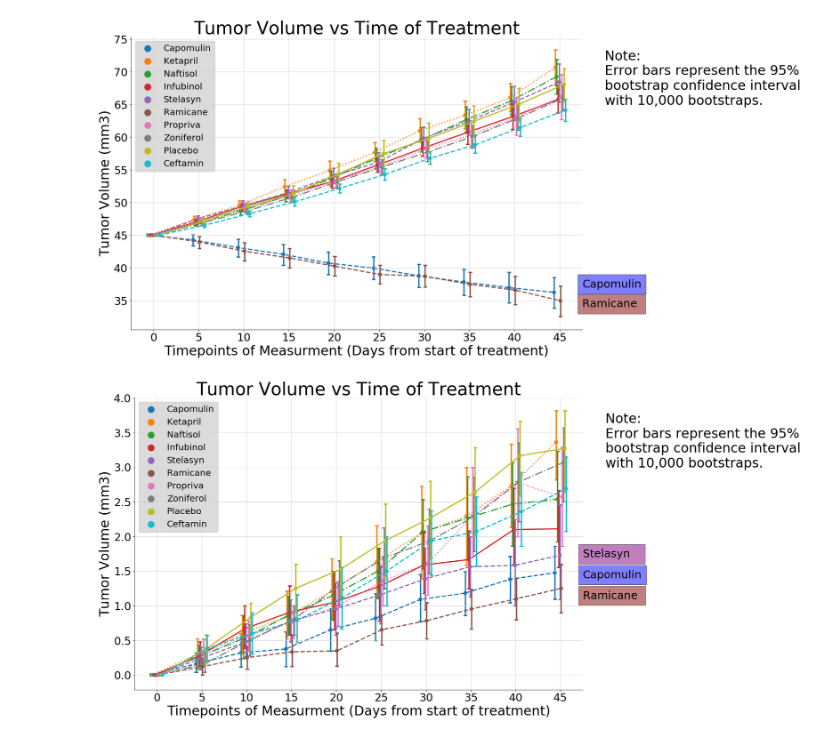
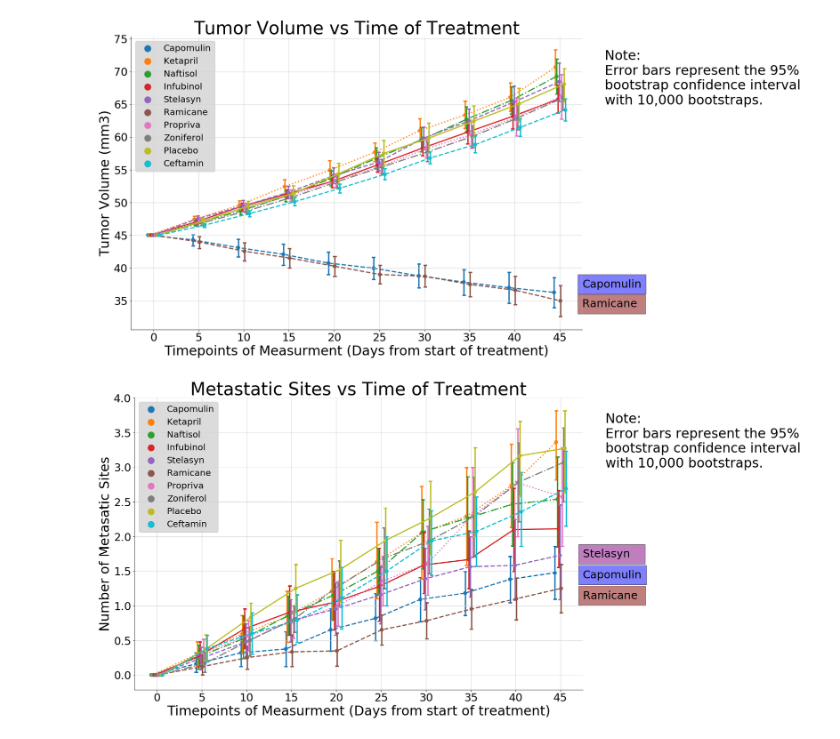
Before and after one commit to jgroth1/Plotting_data, a Jupyter notebook: Pymaceuticals/Pymaceuticals_analysis.ipynb, the cells around one changed output. Drawn from its saved outputs; the diff is of its cells as text; code cells hidden in the pictures.

```diff
--- a/Pymaceuticals/Pymaceuticals_analysis.ipynb
+++ b/Pymaceuticals/Pymaceuticals_analysis.ipynb
@@ -95,30 +110,30 @@ g.savefig('tumor_vol.png')
 # %%
 g1 = sns.factorplot(x='Timepoint',
                    y='Metastatic Sites',
                    hue='Drug',
                    data=drug_response_df,
                    size=10,
                    aspect=1.5,
                    ci=95,
                    n_boot=10000,
                    legend=False,
                    errwidth=3,
                    capsize=.05,
                    dodge=True,
                    linestyles=['--',':','-.','-','--','--',':','-.','-','--']
                   )
 ax1 = g1.ax
 ax1.text(10,3,'Note: \nError bars represent the 95% \nbootstrap confidence interval \nwith 10,000 bootstraps.').set_fontsize(30)
 ax1.text(9.5,1.4, 'Capomulin', bbox=dict(facecolor='blue', alpha=.5)).set_fontsize(25)
 ax1.text(9.5,1.1, 'Ramicane ', bbox=dict(facecolor='maroon', alpha=.5)).set_fontsize(25)
 ax1.text(9.5,1.7, 'Stelasyn   ', bbox=dict(facecolor='purple', alpha=.5)).set_fontsize(25)
 ax1.legend(loc='upper left', fontsize=20, markerscale=2, frameon=True, facecolor='lightgrey')
-ax1.set_title('Tumor Volume vs Time of Treatment').set_fontsize(40)
+ax1.set_title('Metastatic Sites vs Time of Treatment').set_fontsize(40)
 ax1.grid(color='lightgrey')
 ax1.set_xlabel('Timepoints of Measurment (Days from start of treatment)').set_fontsize(30)
-ax1.set_ylabel('Tumor Volume (mm3)').set_fontsize(30)
+ax1.set_ylabel('Number of Metasatic Sites').set_fontsize(30)
 ax1.tick_params(which='major', labelsize=25)
 ax1.set_facecolor("white")
 g1.savefig('metastatic_sites.png')
 # %% [output]
-[figure, old version]
+[figure, new version]
```
Also changed, not shown: parts of 9 cells of this notebook, 4 other files.
